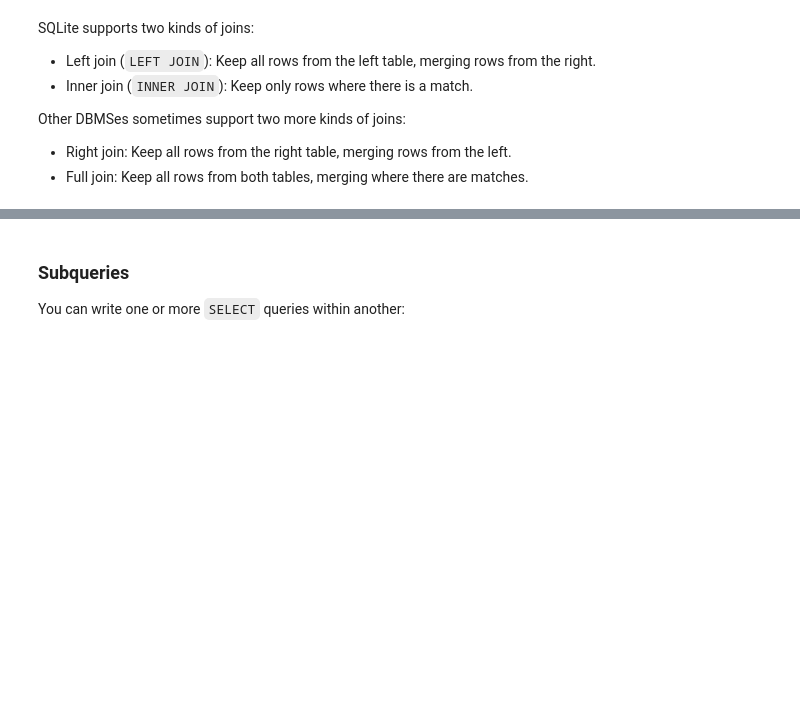
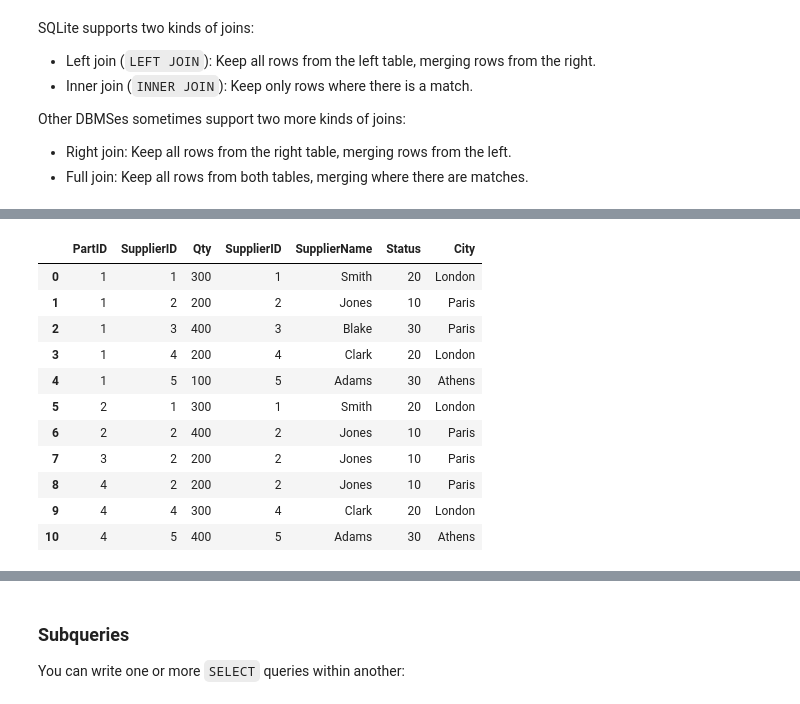
Before and after one commit to 2019-winter-ucdavis-sta141b/notes, a Jupyter notebook: lecture/02.26/notes.ipynb, the cells around one changed output, grey strips where cells are left out. Drawn from its saved outputs; the diff is of its cells as text; code cells hidden in the pictures; blank space fills up the shorter version.

```diff
--- a/lecture/02.26/notes.ipynb
+++ b/lecture/02.26/notes.ipynb
@@ -65,0 +157,21 @@ Other DBMSes sometimes support two more kinds of joins:
+# %%
+pd.read_sql("""
+    SELECT * FROM
+    supplierparts AS l
+    INNER JOIN
+    suppliers AS r
+    ON l.supplierid = r.supplierid;
+""", db)
+# %% [output]
+|  | PartID | SupplierID | Qty | SupplierID | SupplierName | Status | City |
+| 0 | 1 | 1 | 300 | 1 | Smith | 20 | London |
+| 1 | 1 | 2 | 200 | 2 | Jones | 10 | Paris |
+| 2 | 1 | 3 | 400 | 3 | Blake | 30 | Paris |
+| 3 | 1 | 4 | 200 | 4 | Clark | 20 | London |
+| 4 | 1 | 5 | 100 | 5 | Adams | 30 | Athens |
+| 5 | 2 | 1 | 300 | 1 | Smith | 20 | London |
+| 6 | 2 | 2 | 400 | 2 | Jones | 10 | Paris |
+| 7 | 3 | 2 | 200 | 2 | Jones | 10 | Paris |
+| 8 | 4 | 2 | 200 | 2 | Jones | 10 | Paris |
+| 9 | 4 | 4 | 300 | 4 | Clark | 20 | London |
+| 10 | 4 | 5 | 400 | 5 | Adams | 30 | Athens |
```
Also changed, not shown: parts of 26 cells of this notebook.
